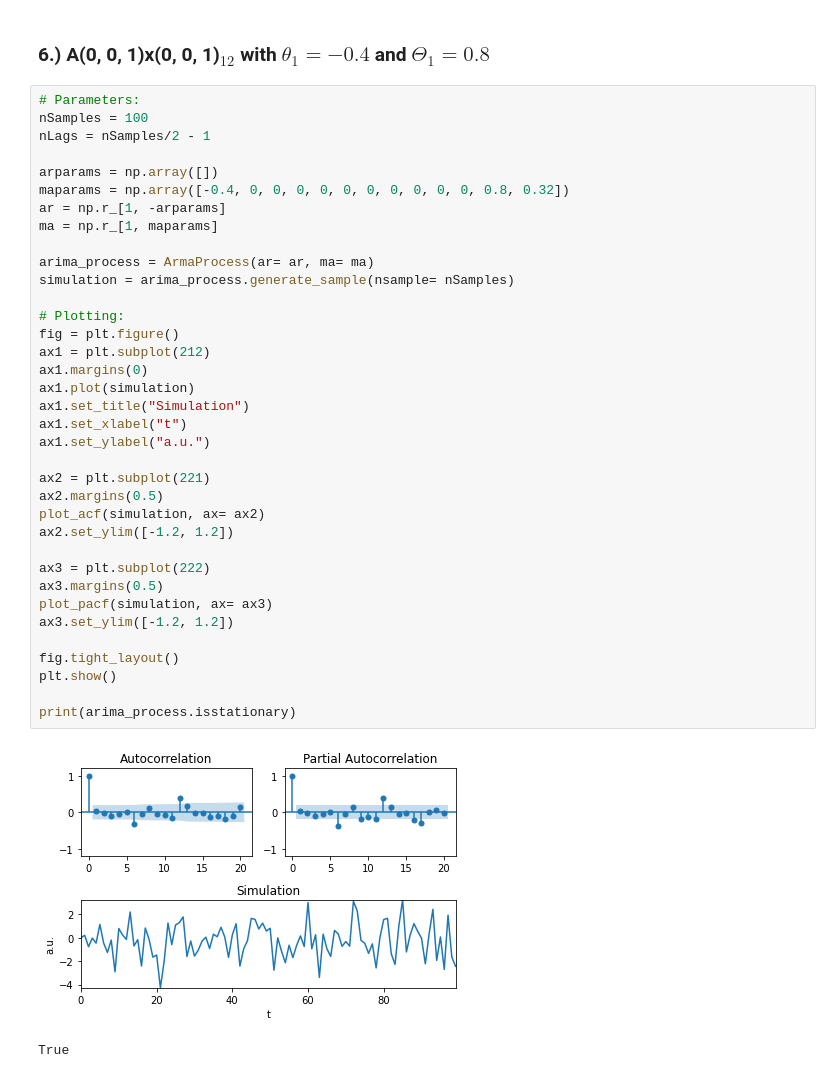
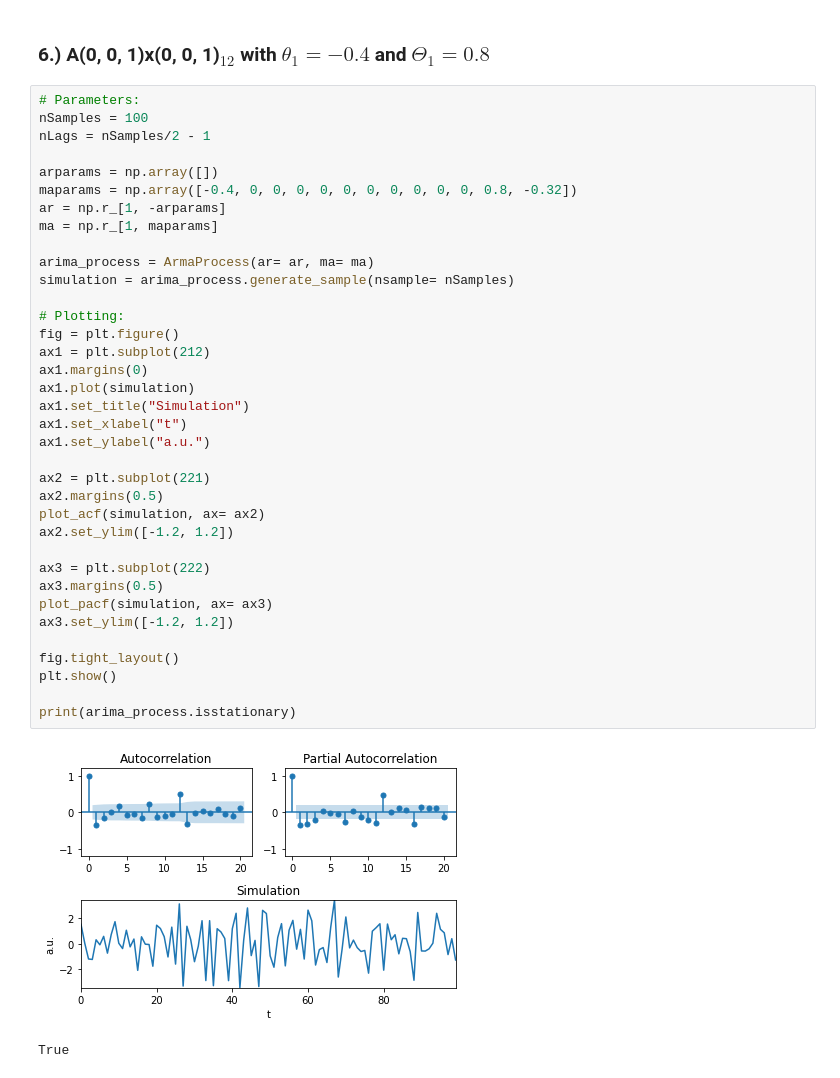
Before and after one commit to emilhaugstvedt/Time-Series-Analysis, a Jupyter notebook: Assignment2/Ass2.ipynb, the cells around one changed output. Drawn from its saved outputs; the diff is of its cells as text.

```diff
--- a/Assignment2/Ass2.ipynb
+++ b/Assignment2/Ass2.ipynb
@@ -469,36 +490,36 @@ nSamples = 100
 nLags = nSamples/2 - 1
 
 arparams = np.array([])
-maparams = np.array([-0.4, 0, 0, 0, 0, 0, 0, 0, 0, 0, 0, 0.8, 0.32])
+maparams = np.array([-0.4, 0, 0, 0, 0, 0, 0, 0, 0, 0, 0, 0.8, -0.32])
 ar = np.r_[1, -arparams]
 ma = np.r_[1, maparams]
 
 arima_process = ArmaProcess(ar= ar, ma= ma)
 simulation = arima_process.generate_sample(nsample= nSamples)
 
 # Plotting:
 fig = plt.figure()
 ax1 = plt.subplot(212)
 ax1.margins(0)
 ax1.plot(simulation)
 ax1.set_title("Simulation")
 ax1.set_xlabel("t")
 ax1.set_ylabel("a.u.")
 
 ax2 = plt.subplot(221)
 ax2.margins(0.5)
 plot_acf(simulation, ax= ax2)
 ax2.set_ylim([-1.2, 1.2])
 
 ax3 = plt.subplot(222)
 ax3.margins(0.5)
 plot_pacf(simulation, ax= ax3)
 ax3.set_ylim([-1.2, 1.2])
 
 fig.tight_layout()
 plt.show()
 
 print(arima_process.isstationary)
 # %% [output]
-[figure, old version]
+[figure, new version]
 True
```
Also changed, not shown: parts of 9 cells of this notebook, 5 other files.
